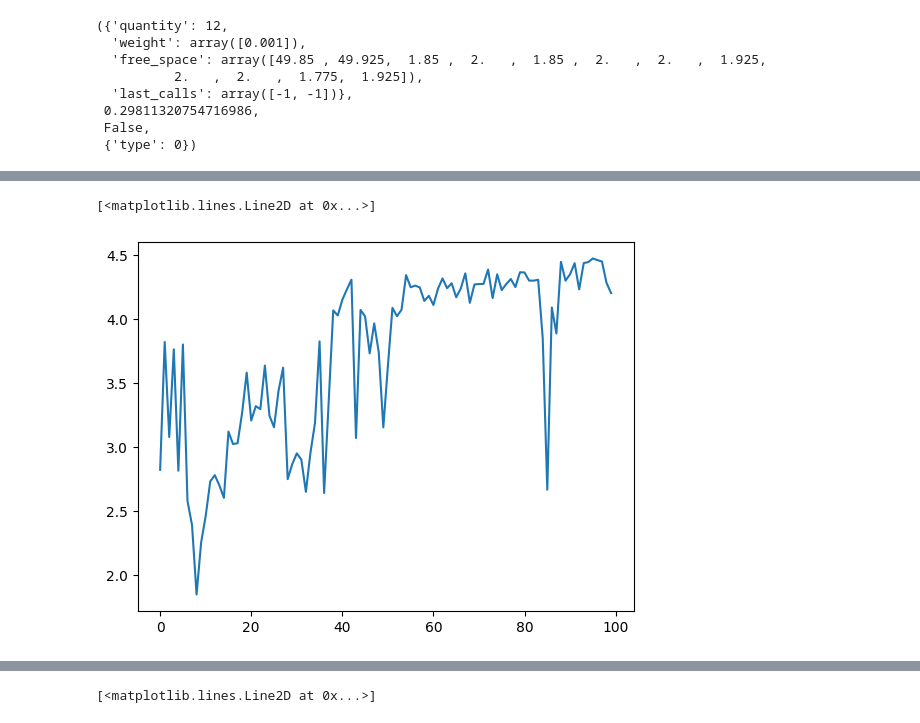
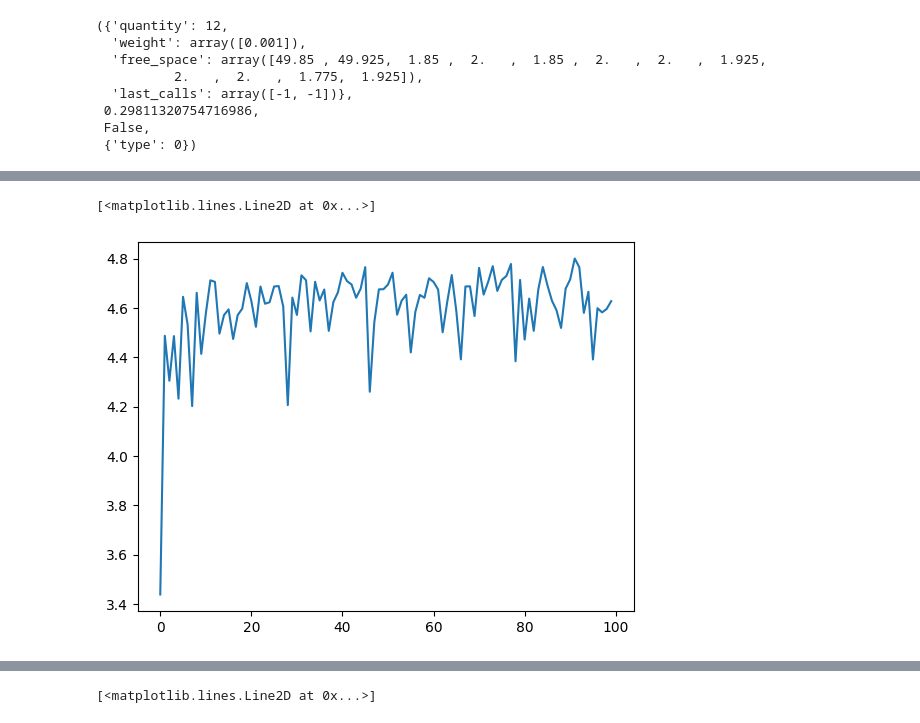
Before and after one commit to calzadaharo/TFM_ACES, a Jupyter notebook: 10stations_2_points.ipynb, the cells around one changed output, grey strips where cells are left out. Saved outputs shown, nothing was run; the diff lists cells and outputs as text; code cells hidden in the pictures.

```diff
--- a/10stations_2_points.ipynb
+++ b/10stations_2_points.ipynb
@@ -173,14 +173,14 @@ class Architecture:
                     colors.append('orange')
                     sizes.append(100)
                     graph.add_edge(cs[i],ss[index])
-                    graph.add_weighted_edges_from([(cs[i],ss[index],6)])
+                    graph.add_weighted_edges_from([(cs[i],ss[index],random.randint(4,6))])
                     index += 1
             else:
                 graph.add_edge(cs[i],cs[0])
                 graph.add_weighted_edges_from([(cs[i],cs[0],10)])
                 for j in range(int(len(ss)/self.num_c)+len(ss)%self.num_c):
                     graph.add_edge(cs[i],ss[index])
-                    graph.add_weighted_edges_from([(cs[i],ss[index],6)])
+                    graph.add_weighted_edges_from([(cs[i],ss[index],random.randint(4,6))])
                     colors.append('orange')
                     sizes.append(100)
                     index += 1
@@ -537,10 +537,10 @@ algorithm_10 = config.build()
 
 result_10 =[]
 
-for j in tqdm(range(50)):
+for j in tqdm(range(100)):
     result_train = algorithm_10.train()["episode_reward_mean"]
     result_10.append(result_train)
-    # if (j%100 == 0):
-    print(result_train)
+    if (j%10 == 0):
+        print(result_train)
 print(result_10)
 # %% [output]
@@ -583,8 +568,8 @@ for j in tqdm(range(40)):
 # %%
-plt.plot(result_first)
+plt.plot(result_10)
 # %% [output]
 [<matplotlib.lines.Line2D at 0x...>]
-[figure, old version]
+[figure, new version]
 # %%
 plt.plot(result_first)
 # %% [output]
```
Also changed, not shown: parts of 4 cells of this notebook, 3 other files.
